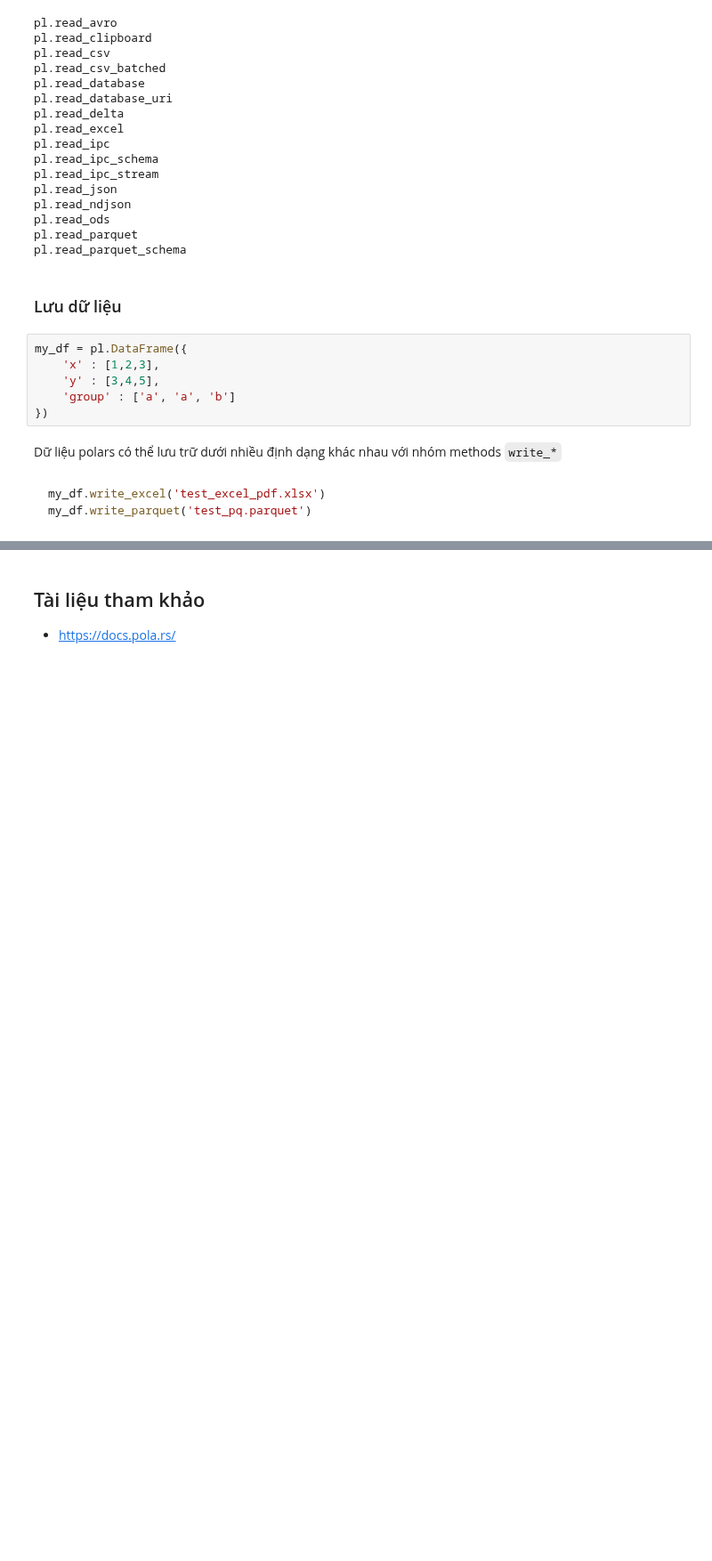
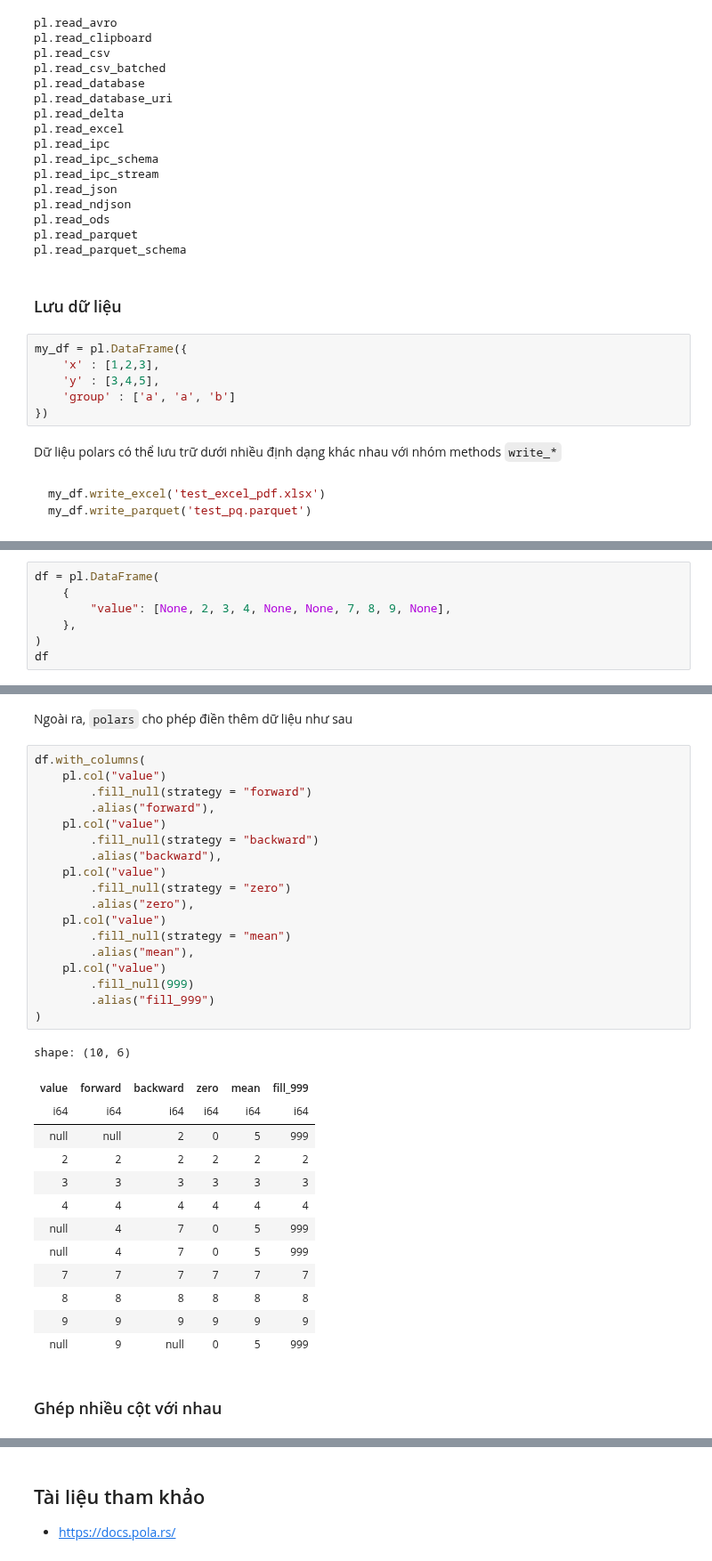
Before and after one commit to anhhd/anhhd.github.io, a Jupyter notebook: ds-book-python/.doctrees/nbsphinx/p01-20-polars.ipynb, the cells around one changed output, grey strips where cells are left out. Shown at 89% size. Cells and saved outputs as stored; diff of their text form; blank space fills up the shorter version.

```diff
--- a/ds-book-python/.doctrees/nbsphinx/p01-20-polars.ipynb
+++ b/ds-book-python/.doctrees/nbsphinx/p01-20-polars.ipynb
@@ -942,0 +1090,7 @@ my_df.write_parquet
+# %%
+df = pl.DataFrame(
+    {
+        "value": [None, 2, 3, 4, None, None, 7, 8, 9, None],
+    },
+)
+df
@@ -942,0 +1111,36 @@ my_df.write_parquet
+# %% [markdown]
+Ngoài ra, `polars` cho phép điền thêm dữ liệu như sau
+# %%
+df.with_columns(
+    pl.col("value")
+        .fill_null(strategy = "forward")
+        .alias("forward"),
+    pl.col("value")
+        .fill_null(strategy = "backward")
+        .alias("backward"),
+    pl.col("value")
+        .fill_null(strategy = "zero")
+        .alias("zero"),
+    pl.col("value")
+        .fill_null(strategy = "mean")
+        .alias("mean"),
+    pl.col("value")
+        .fill_null(999)
+        .alias("fill_999")
+)
+# %% [output]
+shape: (10, 6)
+| value | forward | backward | zero | mean | fill_999 |
+| i64 | i64 | i64 | i64 | i64 | i64 |
+| null | null | 2 | 0 | 5 | 999 |
+| 2 | 2 | 2 | 2 | 2 | 2 |
+| 3 | 3 | 3 | 3 | 3 | 3 |
+| 4 | 4 | 4 | 4 | 4 | 4 |
+| null | 4 | 7 | 0 | 5 | 999 |
+| null | 4 | 7 | 0 | 5 | 999 |
+| 7 | 7 | 7 | 7 | 7 | 7 |
+| 8 | 8 | 8 | 8 | 8 | 8 |
+| 9 | 9 | 9 | 9 | 9 | 9 |
+| null | 9 | null | 0 | 5 | 999 |
+# %% [markdown]
+### Ghép nhiều cột với nhau
```
Also changed, not shown: parts of 31 cells of this notebook, 8 other files.
